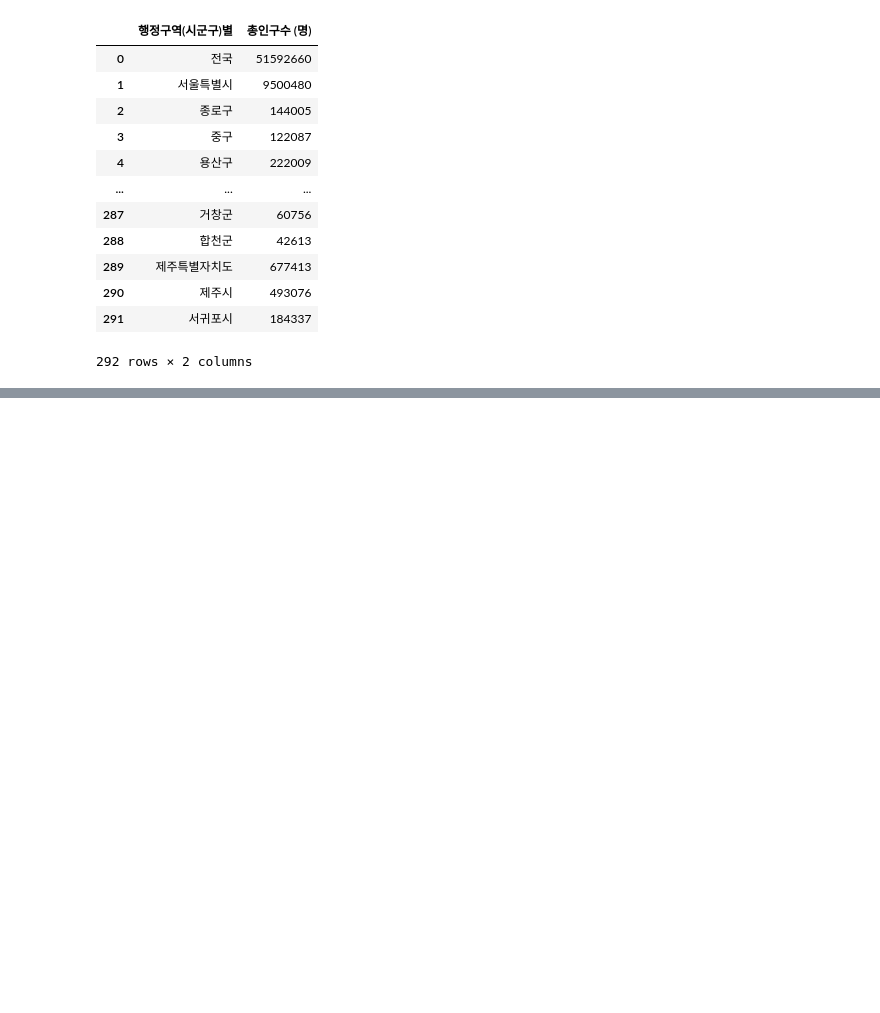
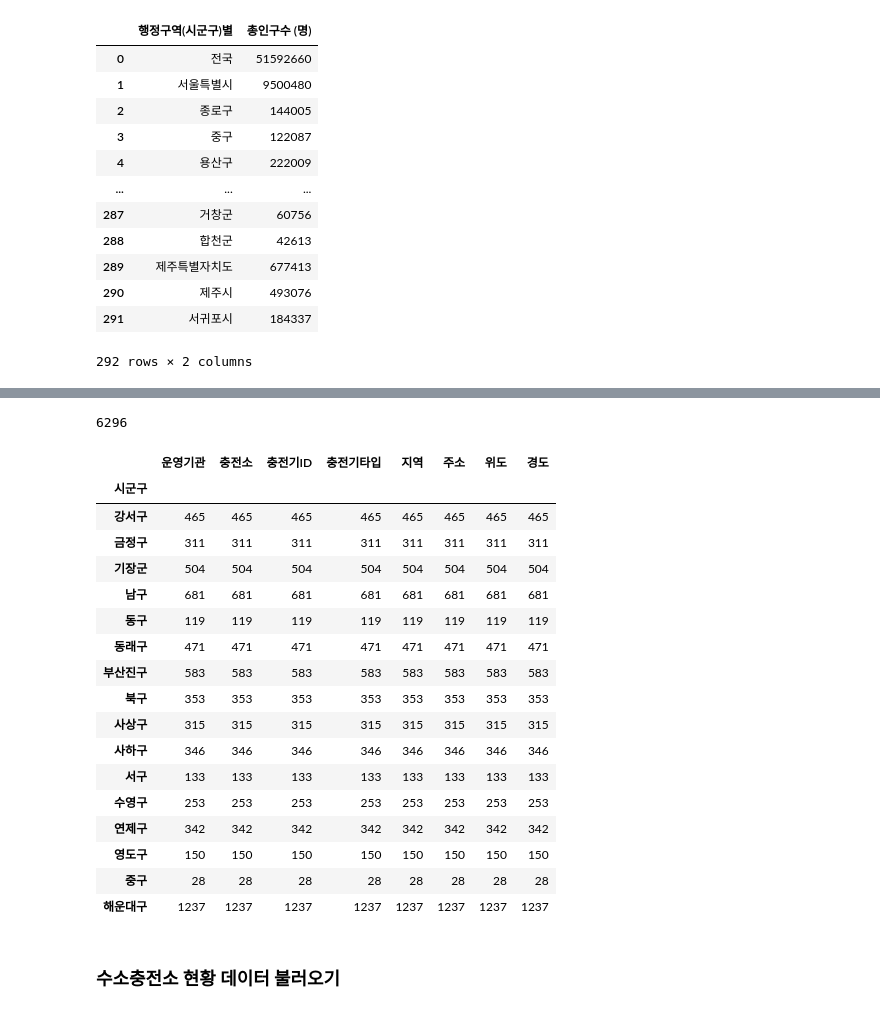
Before and after one commit to jhparkland/Green-Car-Charging-Station-Site-Selection, a Jupyter notebook: Notebook/GVCS/GVCS.ipynb, the cells around one changed output, grey strips where cells are left out. Cells and saved outputs as stored; diff of their text form; code cells hidden in the pictures; blank space fills up the shorter version.

```diff
--- a/Notebook/GVCS/GVCS.ipynb
+++ b/Notebook/GVCS/GVCS.ipynb
@@ -596,0 +845,4 @@ df_people.describe()
+# %%
+EVCS_file_path = 'C:\\Users\\SAMSUNG\\Desktop\\Green-Car-Charging-Station-Site-Selection\\Data\\부산 전기차 충전소 정보.csv'
+df_EVCS = pd.read_csv(EVCS_file_path, encoding='cp949')
+df_EVCS
@@ -596,0 +863,27 @@ df_people.describe()
+# %%
+# 부산 전체 충전기 수 구하기
+df_EVCS.shape[0]
+# %% [output]
+6296
+# %%
+EVCS_group = df_EVCS.groupby('시군구').count()
+EVCS_group
+# %% [output]
+|  | 운영기관 | 충전소 | 충전기ID | 충전기타입 | 지역 | 주소 | 위도 | 경도 |
+| 시군구 |  |  |  |  |  |  |  |  |
+| 강서구 | 465 | 465 | 465 | 465 | 465 | 465 | 465 | 465 |
+| 금정구 | 311 | 311 | 311 | 311 | 311 | 311 | 311 | 311 |
+| 기장군 | 504 | 504 | 504 | 504 | 504 | 504 | 504 | 504 |
+| 남구 | 681 | 681 | 681 | 681 | 681 | 681 | 681 | 681 |
+| 동구 | 119 | 119 | 119 | 119 | 119 | 119 | 119 | 119 |
+| 동래구 | 471 | 471 | 471 | 471 | 471 | 471 | 471 | 471 |
+| 부산진구 | 583 | 583 | 583 | 583 | 583 | 583 | 583 | 583 |
+| 북구 | 353 | 353 | 353 | 353 | 353 | 353 | 353 | 353 |
+| 사상구 | 315 | 315 | 315 | 315 | 315 | 315 | 315 | 315 |
+| 사하구 | 346 | 346 | 346 | 346 | 346 | 346 | 346 | 346 |
+| 서구 | 133 | 133 | 133 | 133 | 133 | 133 | 133 | 133 |
+| 수영구 | 253 | 253 | 253 | 253 | 253 | 253 | 253 | 253 |
+| 연제구 | 342 | 342 | 342 | 342 | 342 | 342 | 342 | 342 |
+| 영도구 | 150 | 150 | 150 | 150 | 150 | 150 | 150 | 150 |
+| 중구 | 28 | 28 | 28 | 28 | 28 | 28 | 28 | 28 |
+| 해운대구 | 1237 | 1237 | 1237 | 1237 | 1237 | 1237 | 1237 | 1237 |
@@ -596,0 +893,2 @@ df_people.describe()
+# %% [markdown]
+### 수소충전소 현황 데이터 불러오기
```
Also changed, not shown: parts of 71 cells of this notebook, 6 other files.
